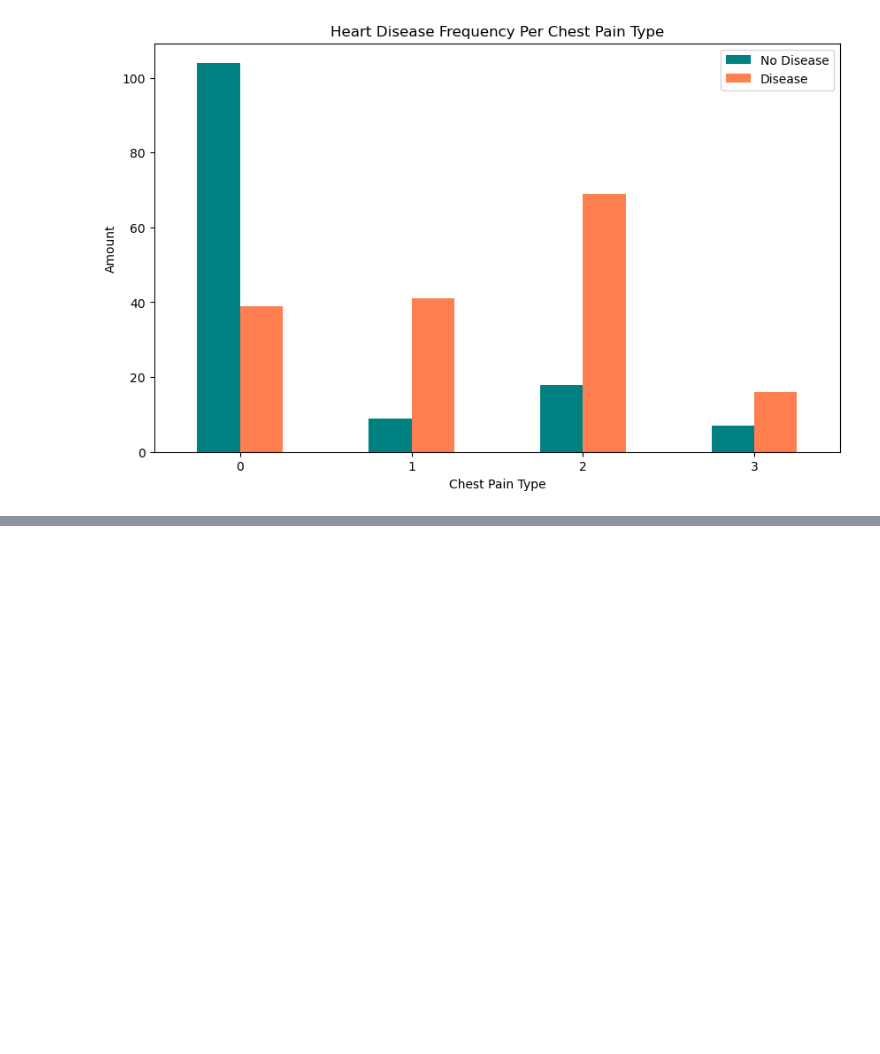
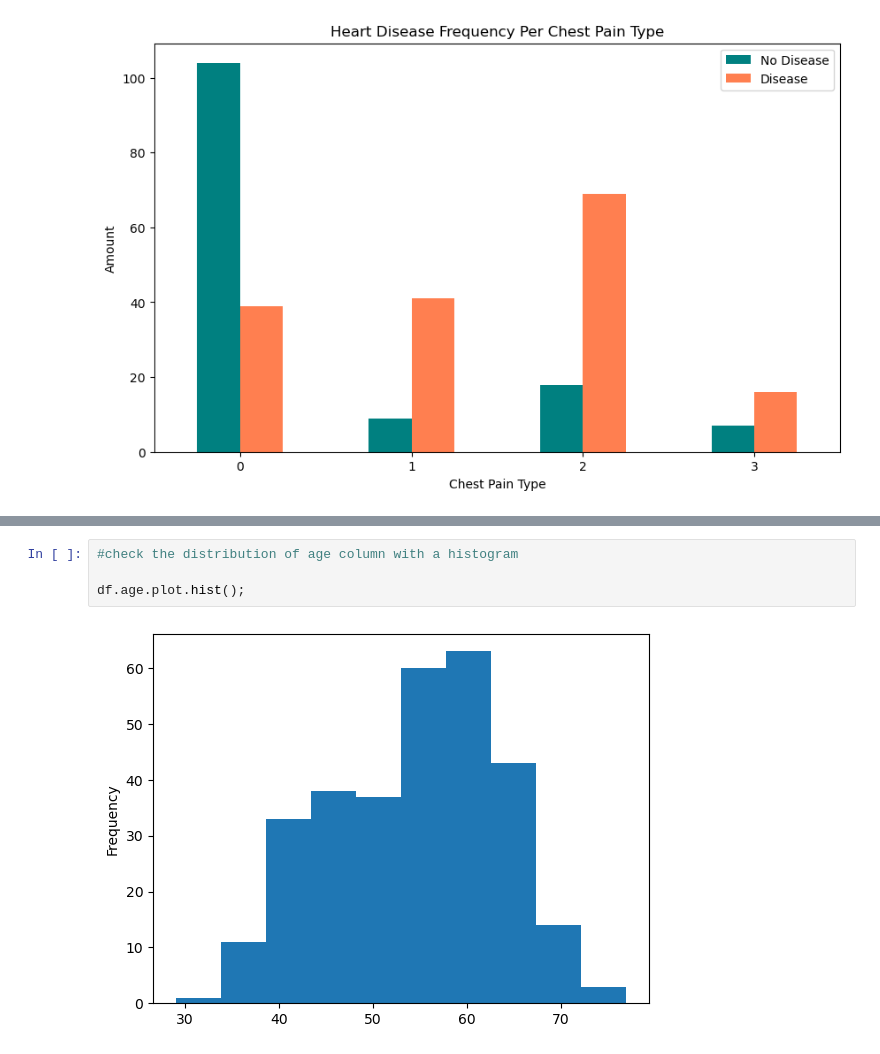
Before and after one commit to AKASH02003/Machine_learning, a Jupyter notebook: heart-disease-project/End-to-end-heart-disease-classification.ipynb, the cells around one changed output, grey strips where cells are left out. Drawn from its saved outputs; the diff is of its cells as text; blank space fills up the shorter version.

```diff
--- a/heart-disease-project/End-to-end-heart-disease-classification.ipynb
+++ b/heart-disease-project/End-to-end-heart-disease-classification.ipynb
@@ -298,0 +326,6 @@ plt.xticks(rotation=0);
+# %%
+#check the distribution of age column with a histogram
+
+df.age.plot.hist();
+# %% [output]
+[figure, added]
```
Also changed, not shown: parts of 18 cells of this notebook.
